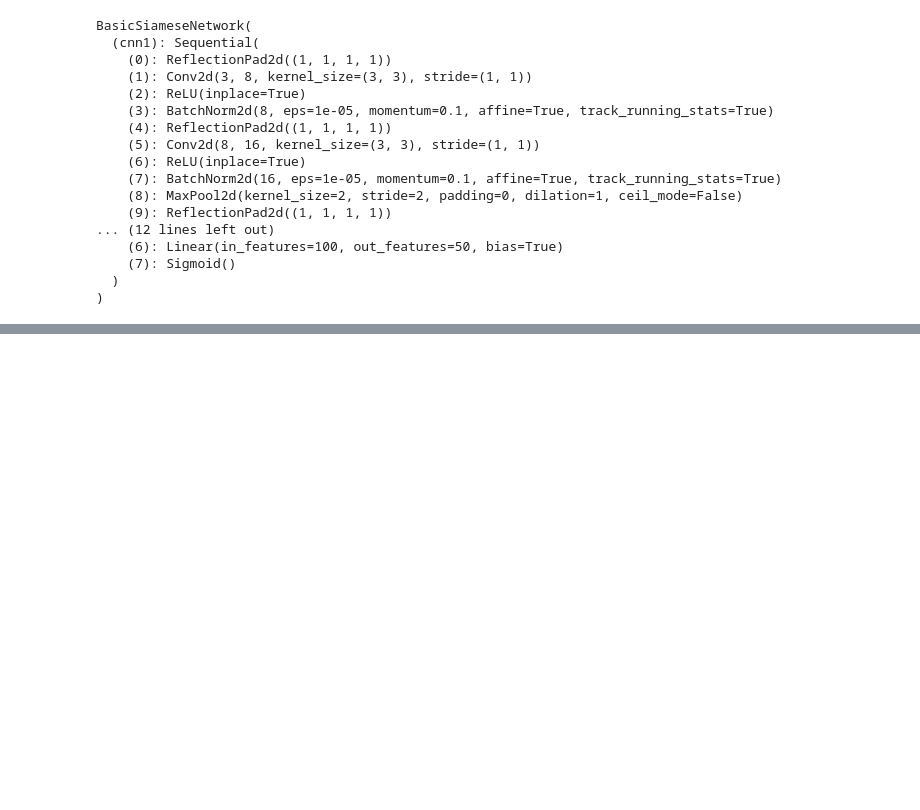
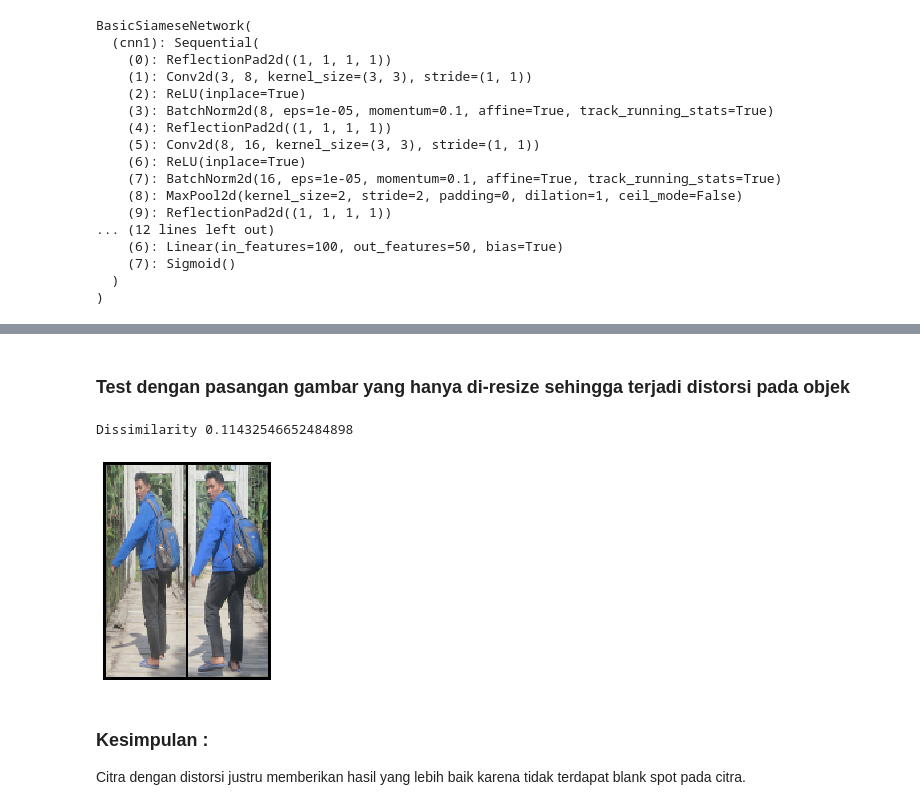
Before and after one commit to PajarKharisma/Person_Reidentification-Siamese_Network, a Jupyter notebook: src/jupyter/testing.ipynb, the cells around one changed output, grey strips where cells are left out. Cells and saved outputs as stored; diff of their text form; code cells hidden in the pictures; blank space fills up the shorter version.

```diff
--- a/src/jupyter/testing.ipynb
+++ b/src/jupyter/testing.ipynb
@@ -70,0 +120,33 @@ StopIteration:
+# %% [markdown]
+### Test dengan pasangan gambar yang hanya di-resize sehingga terjadi distorsi pada objek
+# %%
+img1 = cv2.imread('../../dataset/testing/img1.png')
+img2 = cv2.imread('../../dataset/testing/img2.png')
+
+img1 = cv2.resize(img1, (60,160))
+img2 = cv2.resize(img2, (60,160))
+
+single_pair_datset = dsetLoader.SinglePairDataset(img1=img1, img2=img2, width=60, height=160, transform=trans)
+single_pair_dataloader = DataLoader(single_pair_datset, batch_size=1, shuffle=False)
+# %%
+single_pair_dataiter = iter(single_pair_dataloader)
+with torch.no_grad():
+    img1, img2 = next(single_pair_dataiter)
+    concatenated = torch.cat((img1, img2),0)
+
+    img1 = img1.to(Param.device)
+    img2 = img2.to(Param.device)
+
+    out1, out2 = model(img1, img2)
+    euclidean_distance = F.pairwise_distance(out1, out2)
+    d = float(euclidean_distance.item())
+    d = abs((1 / (1 + d)) - 1)
+
+    print('Dissimilarity', d)
+    vis.imshow(torchvision.utils.make_grid(concatenated))
+# %% [output]
+Dissimilarity 0.11432546652484898
+[figure, added]
+# %% [markdown]
+### Kesimpulan :
+Citra dengan distorsi justru memberikan hasil yang lebih baik karena tidak terdapat blank spot pada citra.
```
Also changed, not shown: parts of 8 cells of this notebook, 8 other files.
